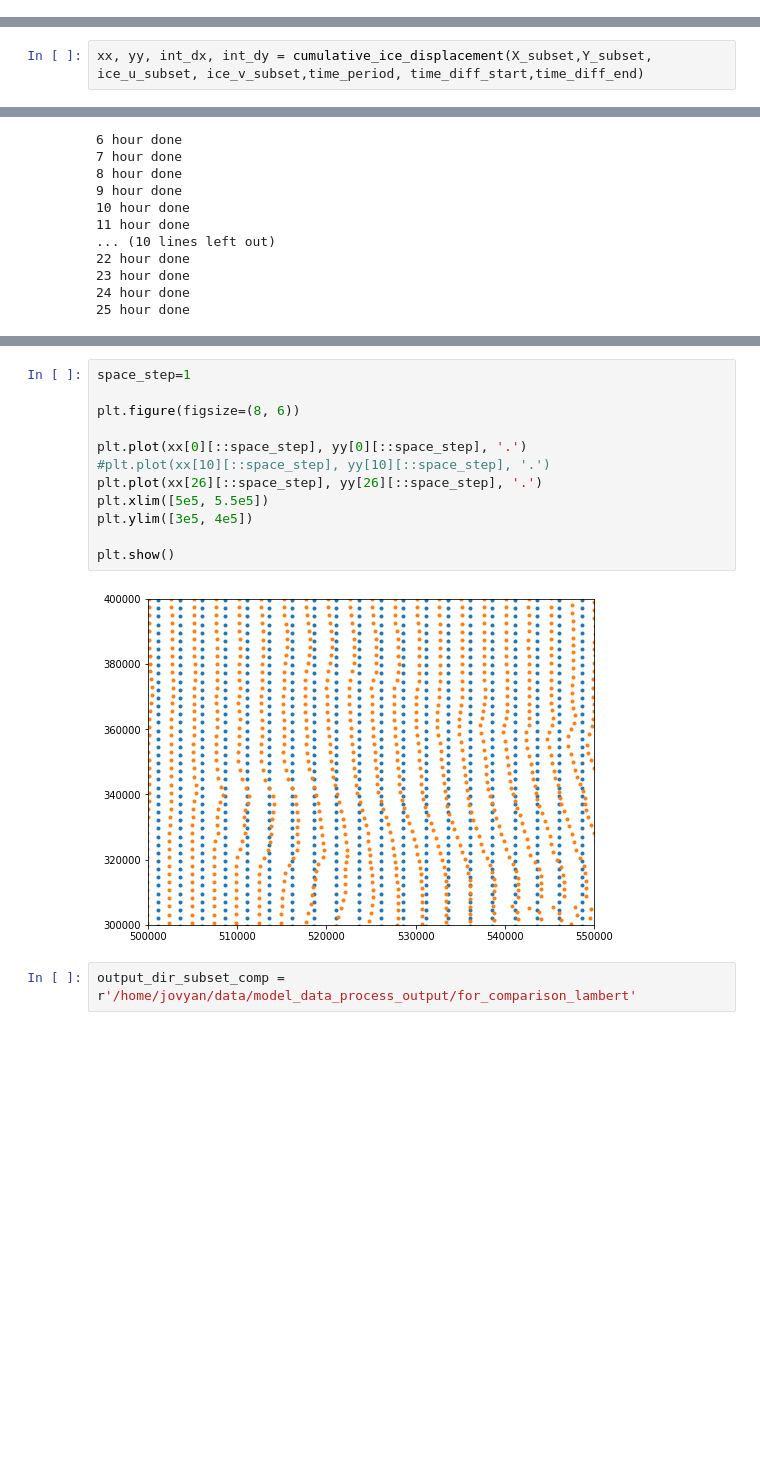
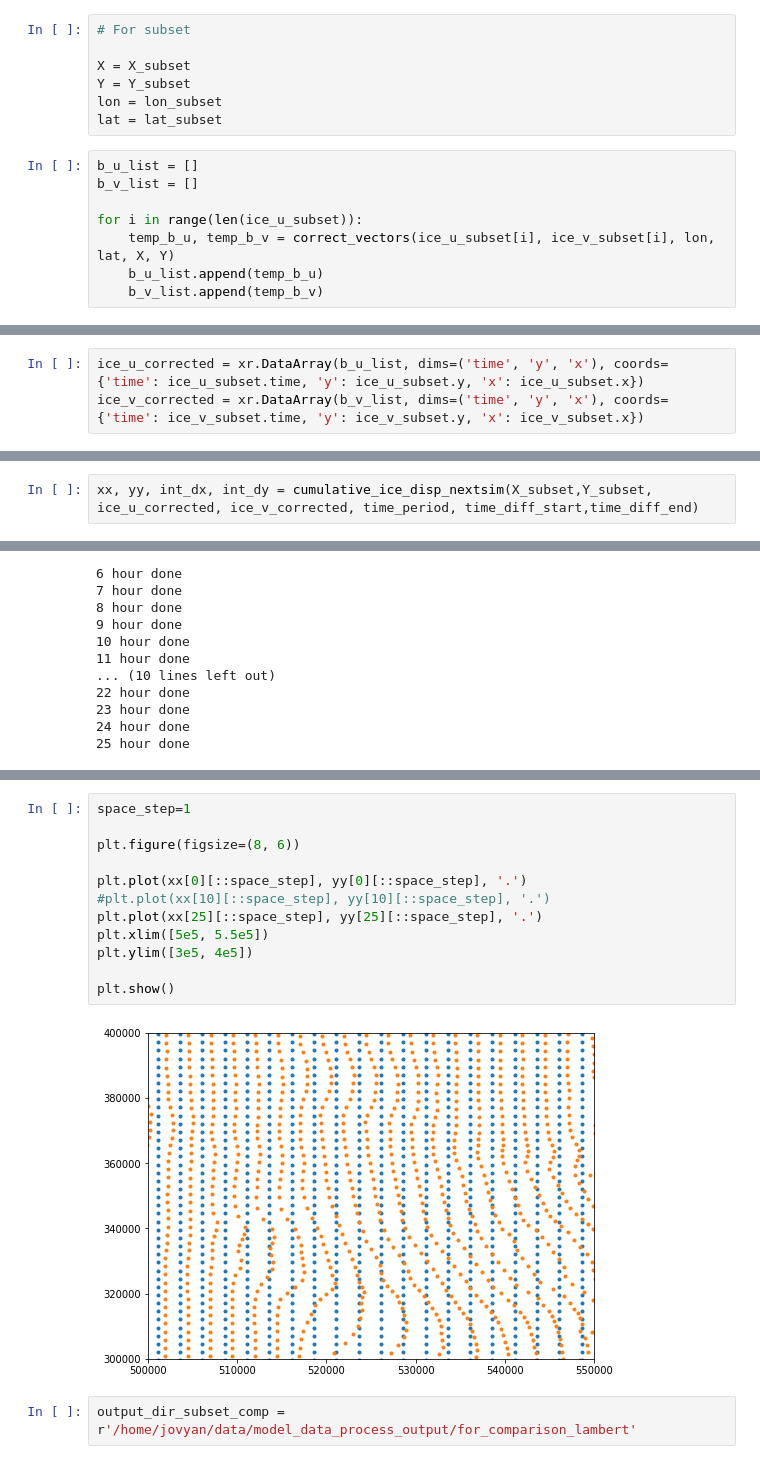
Before and after one commit to AnnaT1990/SAR_forecast_experiment, a Jupyter notebook: model_data_processing/nextsim/nextsim_model_drift_export.ipynb, the cells around one changed output, grey strips where cells are left out. Cells and saved outputs as stored; diff of their text form; blank space fills up the shorter version.

Commit message:
adding nextsim model, calculating integrated drift, comparing with barents2.5 and algorithm drift

```diff
--- a/model_data_processing/nextsim/nextsim_model_drift_export.ipynb
+++ b/model_data_processing/nextsim/nextsim_model_drift_export.ipynb
@@ -213,0 +257,15 @@ siconc_subset  = siconc.sel(time=slice(t_start,t_end))[:, min(r):max(r)+1, min(c
+# %%
+# For subset
+
+X = X_subset
+Y = Y_subset
+lon = lon_subset
+lat = lat_subset
+# %%
+b_u_list = []
+b_v_list = []
+
+for i in range(len(ice_u_subset)):
+    temp_b_u, temp_b_v = correct_vectors(ice_u_subset[i], ice_v_subset[i], lon, lat, X, Y)
+    b_u_list.append(temp_b_u)
+    b_v_list.append(temp_b_v)
@@ -223,0 +284,3 @@ AttributeError: 'DataArray' object has no attribute 'mask'
+# %%
+ice_u_corrected = xr.DataArray(b_u_list, dims=('time', 'y', 'x'), coords={'time': ice_u_subset.time, 'y': ice_u_subset.y, 'x': ice_u_subset.x})
+ice_v_corrected = xr.DataArray(b_v_list, dims=('time', 'y', 'x'), coords={'time': ice_v_subset.time, 'y': ice_v_subset.y, 'x': ice_v_subset.x})
@@ -224,5 +474,5 @@ AttributeError: 'DataArray' object has no attribute 'mask'
 # %%
-xx, yy, int_dx, int_dy = cumulative_ice_displacement(X_subset,Y_subset, ice_u_subset, ice_v_subset,time_period, time_diff_start,time_diff_end)
+xx, yy, int_dx, int_dy = cumulative_ice_disp_nextsim(X_subset,Y_subset, ice_u_corrected, ice_v_corrected, time_period, time_diff_start,time_diff_end)
 # %% [output]
 0 hour done
 1 hour done
@@ -244,17 +498,17 @@ xx, yy, int_dx, int_dy = cumulative_ice_displacement(X_subset,Y_subset, ice_u_su
 # %%
 space_step=1
 
 plt.figure(figsize=(8, 6))
 
 plt.plot(xx[0][::space_step], yy[0][::space_step], '.')
 #plt.plot(xx[10][::space_step], yy[10][::space_step], '.')
-plt.plot(xx[26][::space_step], yy[26][::space_step], '.')
+plt.plot(xx[25][::space_step], yy[25][::space_step], '.')
 plt.xlim([5e5, 5.5e5])
 plt.ylim([3e5, 4e5])
 
 plt.show()
 # %% [output]
-[figure, old version]
+[figure, new version]
 # %%
 output_dir_subset_comp =  r'/home/jovyan/data/model_data_process_output/for_comparison_lambert'
 # %%
```
Also changed, not shown: parts of 41 cells of this notebook, 2 other files.
